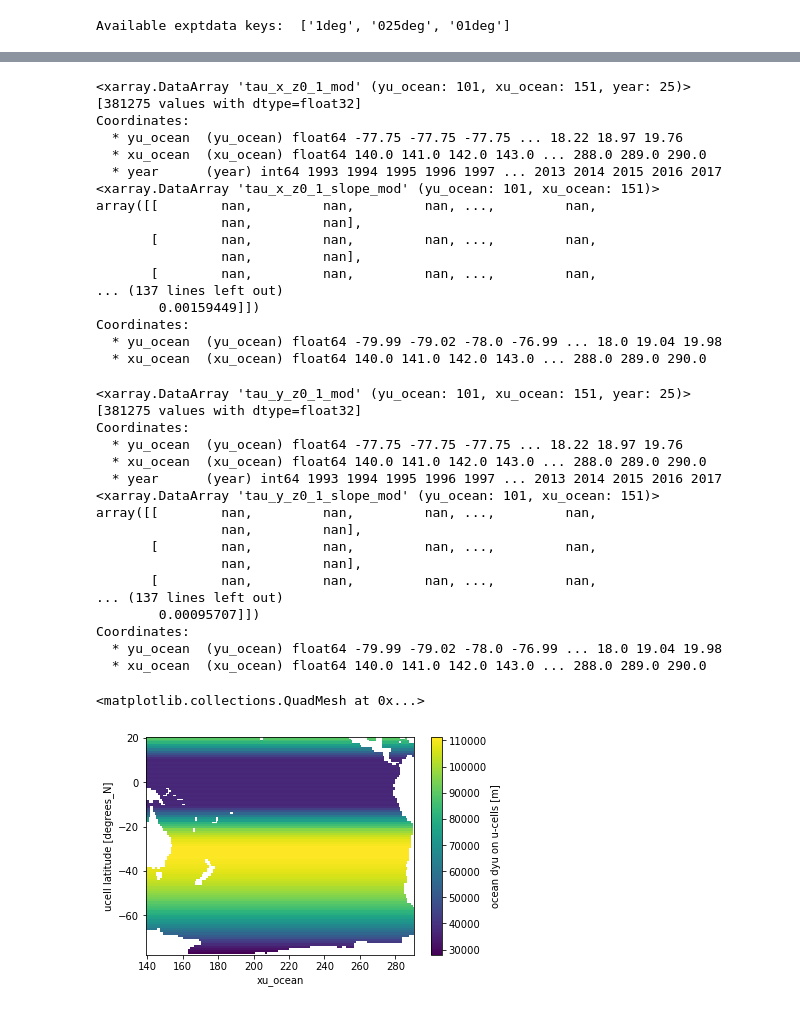
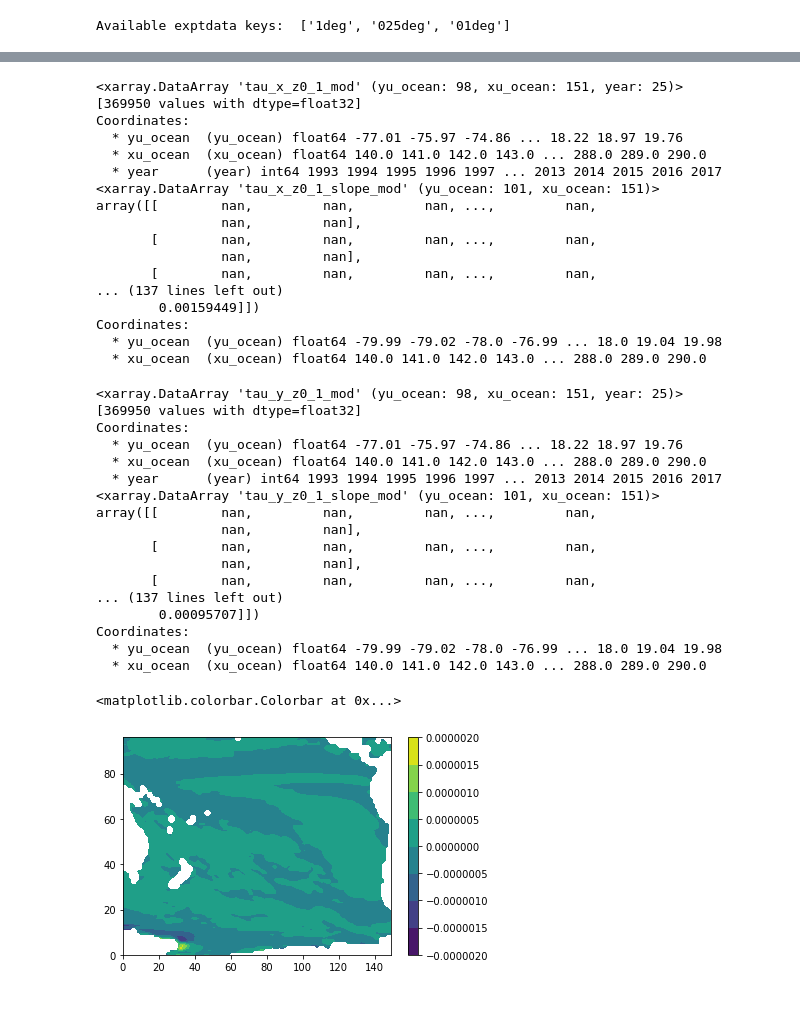
Before and after one commit to ERDuran/Australian-waters-diagnostics, a Jupyter notebook: scripts/p66_plot_Pacific_winds.ipynb, the cells around one changed output, grey strips where cells are left out. Cells and saved outputs as stored; diff of their text form; code cells hidden in the pictures.

```diff
--- a/scripts/p66_plot_Pacific_winds.ipynb
+++ b/scripts/p66_plot_Pacific_winds.ipynb
@@ -49,7 +49,7 @@ IPython.notebook.kernel.execute('nb_name = ' + '"' + IPython.notebook.notebook_n
 # %%
 input_path = '/g/data/e14/erd561/Australia_3/'
 # %%
-tau_x_z0_1_mod = xr.open_dataset(input_path + 'tau_x_z0_1_mod.nc').tau_x_z0_1_mod
+tau_x_z0_1_mod = xr.open_dataset(input_path + 'tau_x_z0_1_mod.nc').tau_x_z0_1_mod.sel(yu_ocean=slice(-77.5,20))
 print(tau_x_z0_1_mod)
 tau_x_z0_1_slope_mod = xr.open_dataset(input_path + 'tau_x_z0_1_slope_mod.nc').tau_x_z0_1_slope_mod*10
 print(tau_x_z0_1_slope_mod)
@@ -76,10 +76,10 @@ print(tau_x_z0_01_p_value_mod)
 tau_x_z0_01_std_err_mod = xr.open_dataset(input_path + 'tau_x_z0_01_std_err_mod.nc').tau_x_z0_01_std_err_mod*10
 print(tau_x_z0_01_std_err_mod)
 # %% [output]
-<xarray.DataArray 'tau_x_z0_1_mod' (yu_ocean: 101, xu_ocean: 151, year: 25)>
-[381275 values with dtype=float32]
+<xarray.DataArray 'tau_x_z0_1_mod' (yu_ocean: 98, xu_ocean: 151, year: 25)>
+[369950 values with dtype=float32]
 Coordinates:
-  * yu_ocean  (yu_ocean) float64 -77.75 -77.75 -77.75 ... 18.22 18.97 19.76
+  * yu_ocean  (yu_ocean) float64 -77.01 -75.97 -74.86 ... 18.22 18.97 19.76
   * xu_ocean  (xu_ocean) float64 140.0 141.0 142.0 143.0 ... 288.0 289.0 290.0
   * year      (year) int64 1993 1994 1995 1996 1997 ... 2013 2014 2015 2016 2017
 <xarray.DataArray 'tau_x_z0_1_slope_mod' (yu_ocean: 101, xu_ocean: 151)>
@@ -94,7 +94,7 @@ Coordinates:
   * yu_ocean  (yu_ocean) float64 -79.99 -79.02 -78.0 -76.99 ... 18.0 19.04 19.98
   * xu_ocean  (xu_ocean) float64 140.0 141.0 142.0 143.0 ... 288.0 289.0 290.0
 # %%
-tau_y_z0_1_mod = xr.open_dataset(input_path + 'tau_y_z0_1_mod.nc').tau_y_z0_1_mod
+tau_y_z0_1_mod = xr.open_dataset(input_path + 'tau_y_z0_1_mod.nc').tau_y_z0_1_mod.sel(yu_ocean=slice(-77.5,20))
 print(tau_y_z0_1_mod)
 tau_y_z0_1_slope_mod = xr.open_dataset(input_path + 'tau_y_z0_1_slope_mod.nc').tau_y_z0_1_slope_mod*10
 print(tau_y_z0_1_slope_mod)
@@ -121,10 +121,10 @@ print(tau_y_z0_01_p_value_mod)
 tau_y_z0_01_std_err_mod = xr.open_dataset(input_path + 'tau_y_z0_01_std_err_mod.nc').tau_y_z0_01_std_err_mod*10
 print(tau_y_z0_01_std_err_mod)
 # %% [output]
-<xarray.DataArray 'tau_y_z0_1_mod' (yu_ocean: 101, xu_ocean: 151, year: 25)>
-[381275 values with dtype=float32]
+<xarray.DataArray 'tau_y_z0_1_mod' (yu_ocean: 98, xu_ocean: 151, year: 25)>
+[369950 values with dtype=float32]
 Coordinates:
-  * yu_ocean  (yu_ocean) float64 -77.75 -77.75 -77.75 ... 18.22 18.97 19.76
+  * yu_ocean  (yu_ocean) float64 -77.01 -75.97 -74.86 ... 18.22 18.97 19.76
   * xu_ocean  (xu_ocean) float64 140.0 141.0 142.0 143.0 ... 288.0 289.0 290.0
   * year      (year) int64 1993 1994 1995 1996 1997 ... 2013 2014 2015 2016 2017
 <xarray.DataArray 'tau_y_z0_1_slope_mod' (yu_ocean: 101, xu_ocean: 151)>
@@ -139,30 +139,31 @@ Coordinates:
   * yu_ocean  (yu_ocean) float64 -79.99 -79.02 -78.0 -76.99 ... 18.0 19.04 19.98
   * xu_ocean  (xu_ocean) float64 140.0 141.0 142.0 143.0 ... 288.0 289.0 290.0
 # %%
-latS = -80
+latS = -76.5
 latN = 20
 lonW = 140-360
-lonE = 290-360
+lonE = 289-360
 
-dxu_z0_1_mod = xr.open_dataset(
+dxt_z0_1_mod = xr.open_dataset(
     '/g/data/hh5/tmp/cosima/access-om2/1deg_jra55v13_iaf_spinup1_B1/output059/ocean/ocean_grid.nc').\
-dxu.\
-sel(yu_ocean=arange(latS,latN,1), method='nearest').\
-sel(xu_ocean=arange(lonW,lonE,1), method='nearest')
-xu_ocean = dxu_z0_1_mod.xu_ocean
-xu_ocean_corrected = xu_ocean + 360
-dxu_z0_1_mod = dxu_z0_1_mod.assign_coords(xu_ocean=xu_ocean_corrected)
+dxt.\
+sel(yt_ocean=arange(latS,latN,1), method='nearest').\
+sel(xt_ocean=arange(lonW,lonE,1), method='nearest')
+xt_ocean = dxt_z0_1_mod.xt_ocean
+xt_ocean_corrected = xt_ocean + 360
+dxt_z0_1_mod = dxt_z0_1_mod.assign_coords(xt_ocean=xt_ocean_corrected)
 
-dyu_z0_1_mod = xr.open_dataset(
+dyt_z0_1_mod = xr.open_dataset(
     '/g/data/hh5/tmp/cosima/access-om2/1deg_jra55v13_iaf_spinup1_B1/output059/ocean/ocean_grid.nc').\
-dyu.\
-sel(yu_ocean=arange(latS,latN,1), method='nearest').\
-sel(xu_ocean=arange(lonW,lonE,1), method='nearest')
-xu_ocean = dyu_z0_1_mod.xu_ocean
-xu_ocean_corrected = xu_ocean + 360
-dyu_z0_1_mod = dyu_z0_1_mod.assign_coords(xu_ocean=xu_ocean_corrected)
-
-dyu_z0_1_mod.plot()
+dyt.\
+sel(yt_ocean=arange(latS,latN,1), method='nearest').\
+sel(xt_ocean=arange(lonW,lonE,1), method='nearest')
+xt_ocean = dyt_z0_1_mod.xt_ocean
+xt_ocean_corrected = xt_ocean + 360
+dyt_z0_1_mod = dyt_z0_1_mod.assign_coords(xt_ocean=xt_ocean_corrected)
-# %% [output]
-<matplotlib.collections.QuadMesh at 0x...>
-[figure, removed]
+# %%
+plt.contourf(tau_y_dxu[:,:,0])
+plt.colorbar()
+# %% [output]
+<matplotlib.colorbar.Colorbar at 0x...>
+[figure, added]
```
Also changed, not shown: parts of 14 cells of this notebook.
